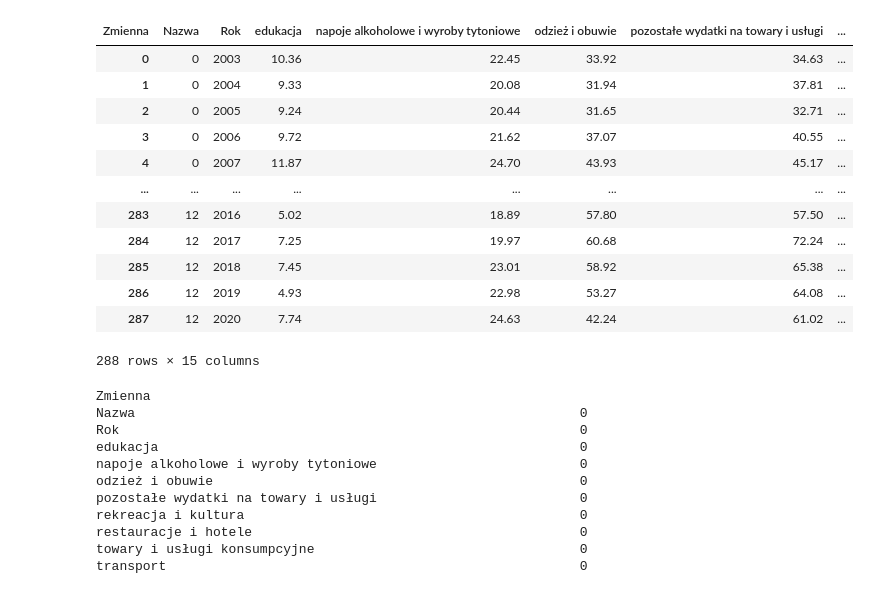
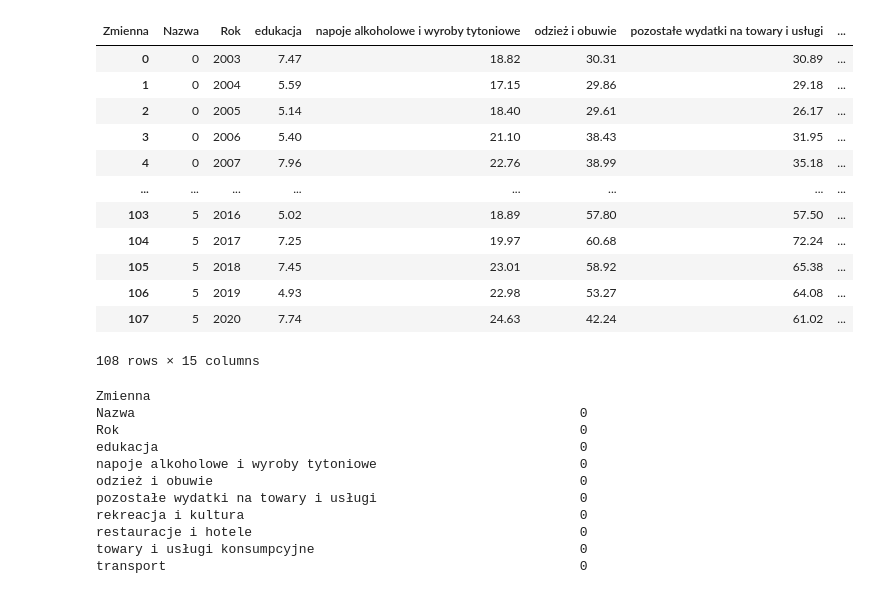
Before and after one commit to Missmeva/EWD_GUS_project, a Jupyter notebook: analysis/pca.ipynb, the cells around one changed output. Cells and saved outputs as stored; diff of their text form; code cells hidden in the pictures.

```diff
--- a/analysis/pca.ipynb
+++ b/analysis/pca.ipynb
@@ -24,8 +24,7 @@ kategorie = ["towary i usługi konsumpcyjne", "żywność i napoje bezalkoholowe
 # %%
 lata = [2003, 2004, 2005, 2006, 2007, 2008, 2009, 2010, 2011, 2012, 2013, 2014, 2015, 2016, 2017, 2018, 2019, 2020]
 # %%
-nazwa = ['DOLNOŚLĄSKIE', 'KUJAWSKO-POMORSKIE', 'LUBELSKIE', 'LUBUSKIE', 'ŁÓDZKIE', 'MAŁOPOLSKIE', 'MAZOWIECKIE', 'OPOLSKIE', 'PODKARPACKIE',
-         'PODLASKIE', 'POMORSKIE', 'ŚLĄSKIE', 'ŚWIĘTOKRZYSKIE', 'WARMIŃSKO-MAZURSKIE', 'WIELKOPOLSKIE', 'ZACHODNIOPOMORSKIE']
+nazwa = [ 'KUJAWSKO-POMORSKIE', 'LUBUSKIE', 'ŁÓDZKIE', 'MAZOWIECKIE', 'OPOLSKIE','ŚWIĘTOKRZYSKIE']
 # %%
 df_ludnosc['Rok'] = df_ludnosc['Rok'].apply(int)
 df_ludnosc['Wartosc'] = df_ludnosc['Wartosc'].apply(str).str.replace(',','.').apply(float)
@@ -67,23 +66,21 @@ df_p
 # %%
-di = {'DOLNOŚLĄSKIE' : 0, 'KUJAWSKO-POMORSKIE' : 1, 'LUBELSKIE' : 2, 'LUBUSKIE' : 3, 'ŁÓDZKIE' : 4, 'MAŁOPOLSKIE' : 5, 'MAZOWIECKIE' : 6, 'OPOLSKIE' : 7,
-      'PODKARPACKIE' : 8, 'PODLASKIE' : 9, 'POMORSKIE' : 10, 'ŚLĄSKIE' : 11, 'ŚWIĘTOKRZYSKIE' : 12, 'WARMIŃSKO-MAZURSKIE' : 13, 'WIELKOPOLSKIE' : 14,
-      'ZACHODNIOPOMORSKIE' : 15}
+di = {'KUJAWSKO-POMORSKIE':0, 'LUBUSKIE':1, 'ŁÓDZKIE':2, 'MAZOWIECKIE':3, 'OPOLSKIE':4,'ŚWIĘTOKRZYSKIE':5}
 df_p = df_p.replace({'Nazwa': di})
 df_p
 # %% [output]
 | Zmienna | Nazwa | Rok | edukacja | napoje alkoholowe i wyroby tytoniowe | odzież i obuwie | pozostałe wydatki na towary i usługi | ... |
-| 0 | 0 | 2003 | 10.36 | 22.45 | 33.92 | 34.63 | ... |
-| 1 | 0 | 2004 | 9.33 | 20.08 | 31.94 | 37.81 | ... |
-| 2 | 0 | 2005 | 9.24 | 20.44 | 31.65 | 32.71 | ... |
-| 3 | 0 | 2006 | 9.72 | 21.62 | 37.07 | 40.55 | ... |
-| 4 | 0 | 2007 | 11.87 | 24.70 | 43.93 | 45.17 | ... |
+| 0 | 0 | 2003 | 7.47 | 18.82 | 30.31 | 30.89 | ... |
+| 1 | 0 | 2004 | 5.59 | 17.15 | 29.86 | 29.18 | ... |
+| 2 | 0 | 2005 | 5.14 | 18.40 | 29.61 | 26.17 | ... |
+| 3 | 0 | 2006 | 5.40 | 21.10 | 38.43 | 31.95 | ... |
+| 4 | 0 | 2007 | 7.96 | 22.76 | 38.99 | 35.18 | ... |
 | ... | ... | ... | ... | ... | ... | ... | ... |
-| 283 | 12 | 2016 | 5.02 | 18.89 | 57.80 | 57.50 | ... |
-| 284 | 12 | 2017 | 7.25 | 19.97 | 60.68 | 72.24 | ... |
-| 285 | 12 | 2018 | 7.45 | 23.01 | 58.92 | 65.38 | ... |
-| 286 | 12 | 2019 | 4.93 | 22.98 | 53.27 | 64.08 | ... |
-| 287 | 12 | 2020 | 7.74 | 24.63 | 42.24 | 61.02 | ... |
+| 103 | 5 | 2016 | 5.02 | 18.89 | 57.80 | 57.50 | ... |
+| 104 | 5 | 2017 | 7.25 | 19.97 | 60.68 | 72.24 | ... |
+| 105 | 5 | 2018 | 7.45 | 23.01 | 58.92 | 65.38 | ... |
+| 106 | 5 | 2019 | 4.93 | 22.98 | 53.27 | 64.08 | ... |
+| 107 | 5 | 2020 | 7.74 | 24.63 | 42.24 | 61.02 | ... |
-288 rows × 15 columns
+108 rows × 15 columns
 # %%
 df_p.isna().sum()
 # %% [output]
```
Also changed, not shown: parts of 8 cells of this notebook, 8 other files.
